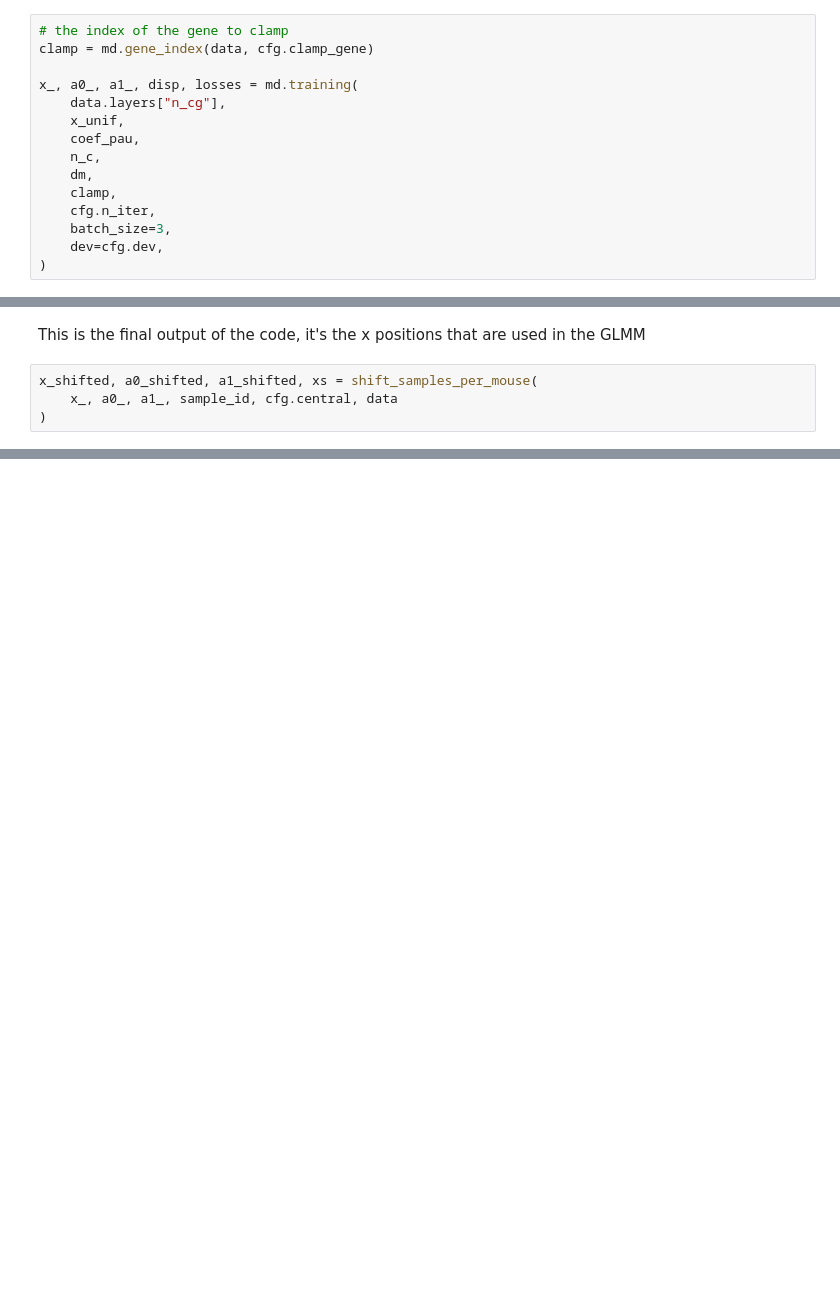
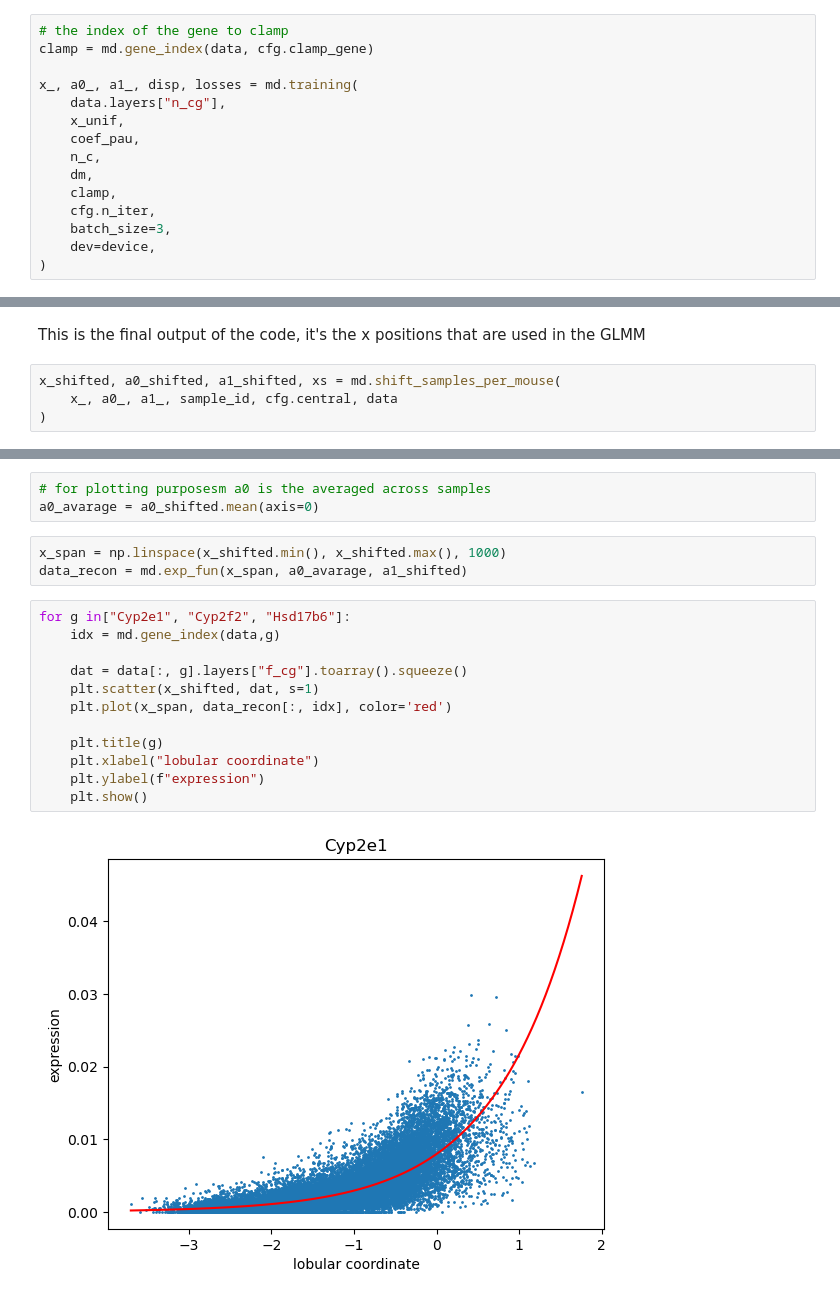
Before and after one commit to naef-lab/LiverZonation, a Jupyter notebook: MLE.ipynb, the cells around one changed output, grey strips where cells are left out. Cells and saved outputs as stored; diff of their text form; blank space fills up the shorter version.

```diff
--- a/MLE.ipynb
+++ b/MLE.ipynb
@@ -146,5 +149,5 @@ x_, a0_, a1_, disp, losses = md.training(
     clamp,
     cfg.n_iter,
     batch_size=3,
-    dev=cfg.dev,
+    dev=device,
 )
@@ -153,6 +154,6 @@ KeyboardInterrupt:
 # %% [markdown]
 This is the final output of the code, it's the x positions that are used in the GLMM
 # %%
-x_shifted, a0_shifted, a1_shifted, xs = shift_samples_per_mouse(
+x_shifted, a0_shifted, a1_shifted, xs = md.shift_samples_per_mouse(
     x_, a0_, a1_, sample_id, cfg.central, data
 )
@@ -165,0 +162,20 @@ plt.scatter(x_shifted,)
+# %%
+# for plotting purposesm a0 is the averaged across samples
+a0_avarage = a0_shifted.mean(axis=0)
+# %%
+x_span = np.linspace(x_shifted.min(), x_shifted.max(), 1000)
+data_recon = md.exp_fun(x_span, a0_avarage, a1_shifted)
+# %%
+for g in["Cyp2e1", "Cyp2f2", "Hsd17b6"]:
+    idx = md.gene_index(data,g)
+
+    dat = data[:, g].layers["f_cg"].toarray().squeeze()
+    plt.scatter(x_shifted, dat, s=1)
+    plt.plot(x_span, data_recon[:, idx], color='red')
+
+    plt.title(g)
+    plt.xlabel("lobular coordinate")
+    plt.ylabel(f"expression")
+    plt.show()
+# %% [output]
+[figure, added]
```
Also changed, not shown: parts of 13 cells of this notebook, 3 other files.
